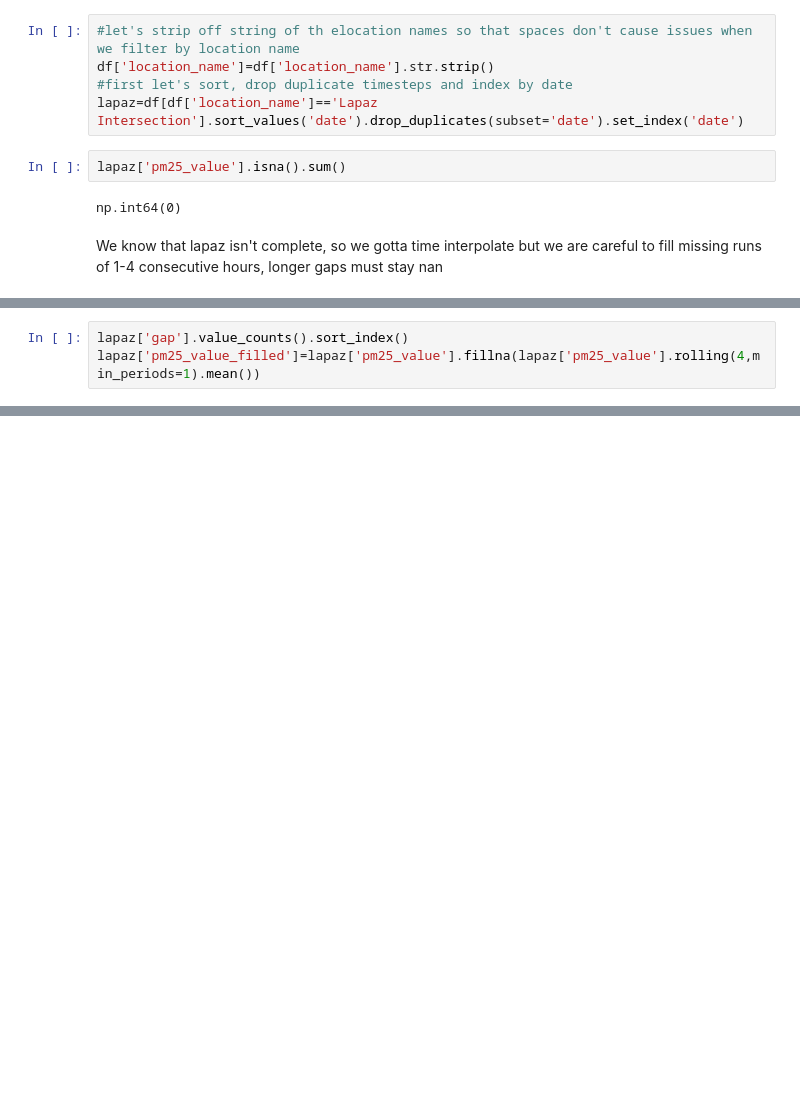
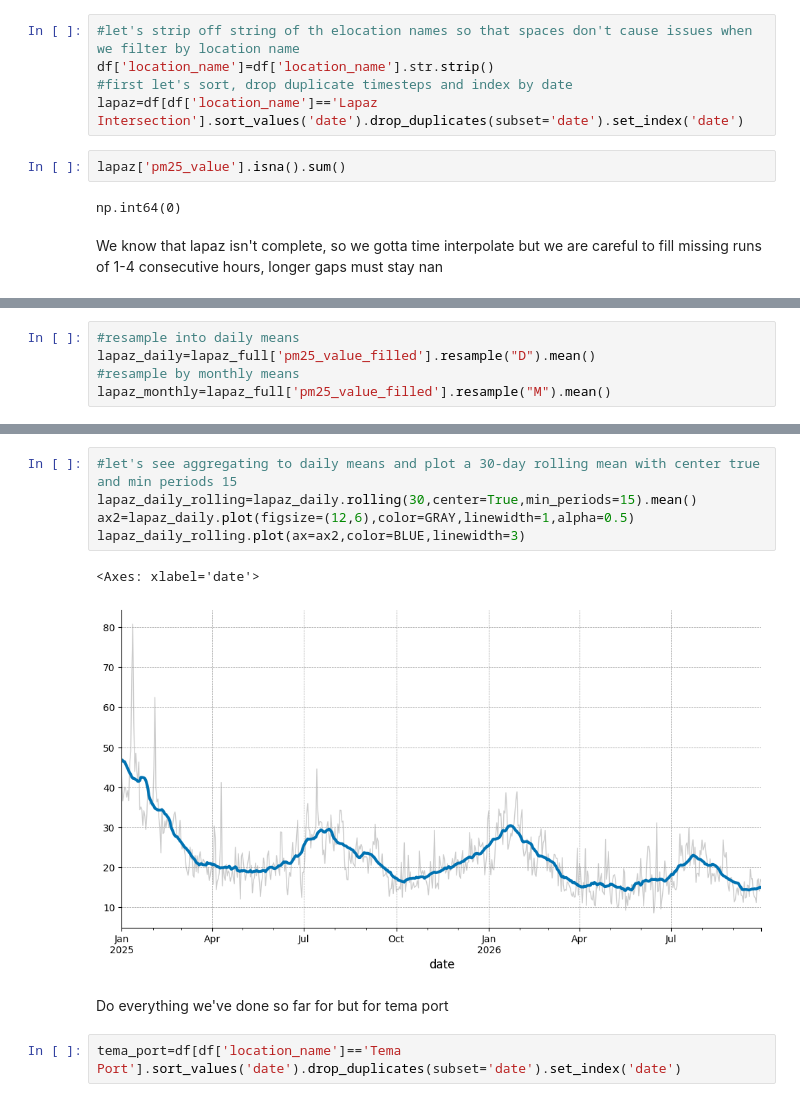
Before and after one commit to raidenkhan/Accra_sensor_data_science_project, a Jupyter notebook: Sensor_analysis.ipynb, the cells around one changed output, grey strips where cells are left out. Drawn from its saved outputs; the diff is of its cells as text; blank space fills up the shorter version.

```diff
--- a/Sensor_analysis.ipynb
+++ b/Sensor_analysis.ipynb
@@ -110,3 +88,5 @@ lapaz_summary
 # %%
-lapaz['gap'].value_counts().sort_index()
-lapaz['pm25_value_filled']=lapaz['pm25_value'].fillna(lapaz['pm25_value'].rolling(4,min_periods=1).mean())
+#resample into daily means
+lapaz_daily=lapaz_full['pm25_value_filled'].resample("D").mean()
+#resample by monthly means
+lapaz_monthly=lapaz_full['pm25_value_filled'].resample("M").mean()
@@ -112,0 +123,12 @@ lapaz['pm25_value_filled']=lapaz['pm25_value'].fillna(lapaz['pm25_value'].rollin
+# %%
+#let's see aggregating to daily means and plot a 30-day rolling mean with center true and min periods 15
+lapaz_daily_rolling=lapaz_daily.rolling(30,center=True,min_periods=15).mean()
+ax2=lapaz_daily.plot(figsize=(12,6),color=GRAY,linewidth=1,alpha=0.5)
+lapaz_daily_rolling.plot(ax=ax2,color=BLUE,linewidth=3)
+# %% [output]
+<Axes: xlabel='date'>
+[figure, added]
+# %% [markdown]
+ Do everything we've done so far for but for tema port
+# %%
+tema_port=df[df['location_name']=='Tema Port'].sort_values('date').drop_duplicates(subset='date').set_index('date')
```
Also changed, not shown: parts of 13 cells of this notebook.
